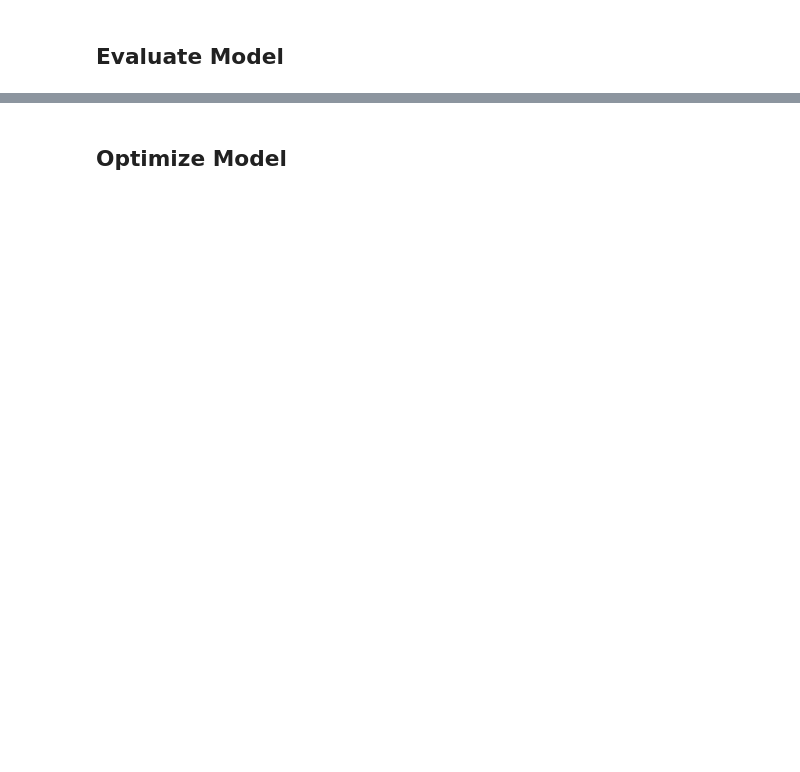
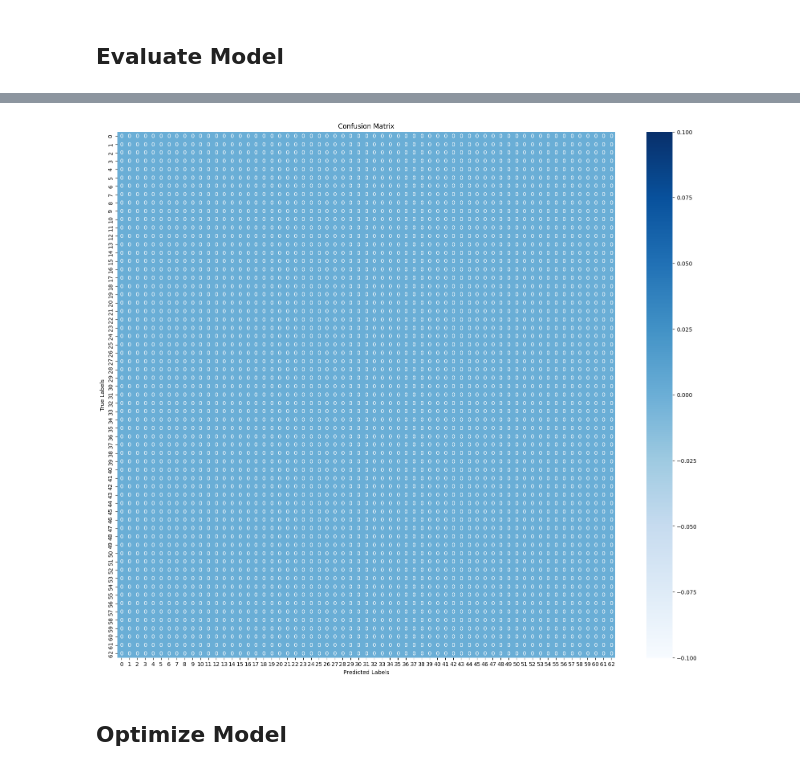
Before and after one commit to IConnC/Acoustic-Keylogger, a Jupyter notebook: training/model.ipynb, the cells around one changed output, grey strips where cells are left out. Cells and saved outputs as stored; diff of their text form; code cells hidden in the pictures; blank space fills up the shorter version.

```diff
--- a/training/model.ipynb
+++ b/training/model.ipynb
@@ -211,17 +169,2 @@ Epoch 15/15
 # %% [markdown]
 ## Evaluate Model
-# %%
-loss, accuracy, precision = model.evaluate(test_dataset)
-print(f"Loss: {loss}, Accuracy: {accuracy}, Precision: {precision}")
-
-
-for spectrogram, label in test_dataset.take(5):
-    predictions = model.predict(spectrogram)
-    # print(predictions)
-    threshold = 0.5
-    binary_predictions = (predictions > threshold).astype(int)
-
-    # Output predictions
-    # print("Raw Predictions:", predictions)
-    binary_predictions_tensor = tf.convert_to_tensor(binary_predictions, dtype=tf.int32)
-    print("Binary Predictions:", multi_label_binary_decode_tensor(tf, binary_predictions_tensor))
@@ -232,0 +198,42 @@ ValueError: The truth value of an array with more than one element is ambiguous.
+# %%
+loss, accuracy, precision = model.evaluate(test_dataset)
+print(f"Loss: {loss}, Accuracy: {accuracy}, Precision: {precision}")
+
+
+y_true = []
+y_pred = []
+
+# Iterate through the test dataset
+for spectrogram, label in test_dataset:
+    # Get predictions
+    predictions = model.predict(spectrogram)
+
+    # Convert raw predictions to class indices
+    predicted_classes = np.argmax(predictions, axis=1)
+
+    # Convert true labels from one-hot encoding to class indices
+    label = np.argmax(label.numpy(), axis=1)
+
+    # Collect true labels and predictions
+    y_true.extend(label)  # `label` is already a NumPy array after np.argmax
+    y_pred.extend(predicted_classes)
+
+# Convert lists to NumPy arrays
+y_true = np.array(y_true)
+y_pred = np.array(y_pred)
+
+# Generate confusion matrix
+
+class_names = [label.decode('utf-8') for label in ALL_LABELS.numpy()]
+conf_matrix = confusion_matrix(y_true, y_pred, labels=class_names)
+print("Confusion Matrix:\n", conf_matrix)
+
+
+
+plt.figure(figsize=(20, 17))
+sns.heatmap(conf_matrix, annot=True, fmt='d', cmap='Blues')
+plt.xlabel('Predicted Labels')
+plt.ylabel('True Labels')
+plt.title('Confusion Matrix')
+plt.show()
+# %% [output]
@@ -233,2 +257,3 @@ ValueError: The truth value of an array with more than one element is ambiguous.
+[figure, added]
 # %% [markdown]
 ## Optimize Model
```
Also changed, not shown: parts of 12 cells of this notebook, 4 other files.
